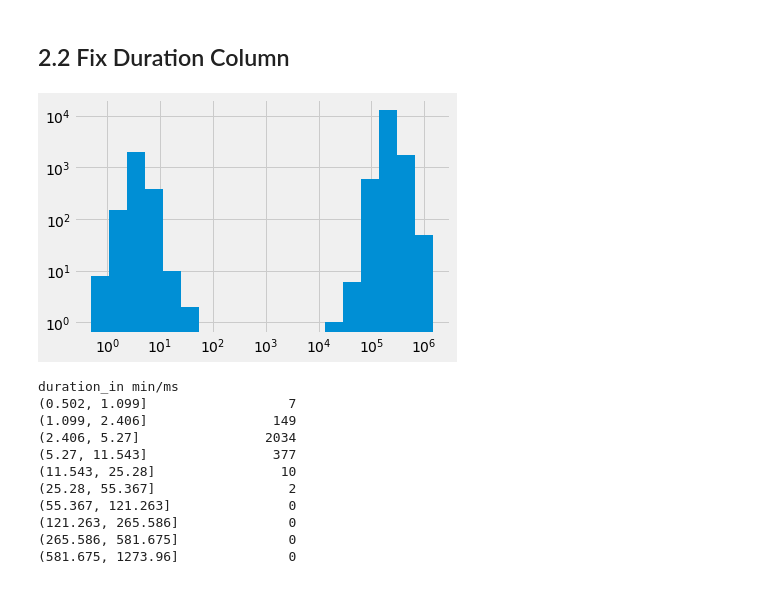
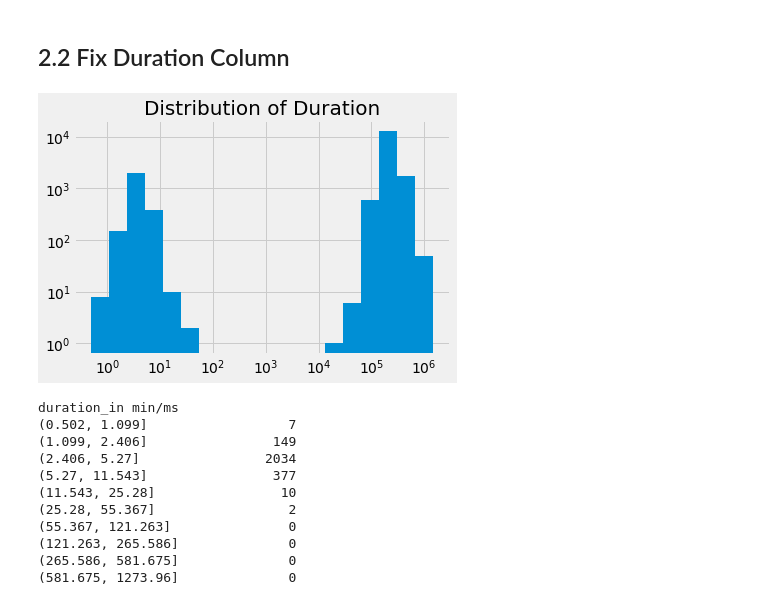
Before and after one commit to kbathina/Udacity, a Jupyter notebook: Final Project/FinalProject.ipynb, the cells around one changed output. Cells and saved outputs as stored; diff of their text form; code cells hidden in the pictures.

```diff
--- a/Final Project/FinalProject.ipynb
+++ b/Final Project/FinalProject.ipynb
@@ -92,16 +97,17 @@ data[features].agg(['min','mean','median','max'])
 # %%
 # get duration column
 x = data['duration_in min/ms']
 
 # make 20 logbins from the minimum to the maximum duration
 logbins = np.geomspace(x.min(), x.max(), 20)
 
 # plot bins on a logscale in order to make the bins look equal width
 plt.hist(x, bins=logbins)
 plt.xscale('log')
 plt.yscale('log')
+plt.title('Distribution of Duration', fontsize = 20);
 # %% [output]
-[figure, old version]
+[figure, new version]
 # %%
 # find some boundaries on where there is data
 
```
Also changed, not shown: parts of 13 cells of this notebook.
